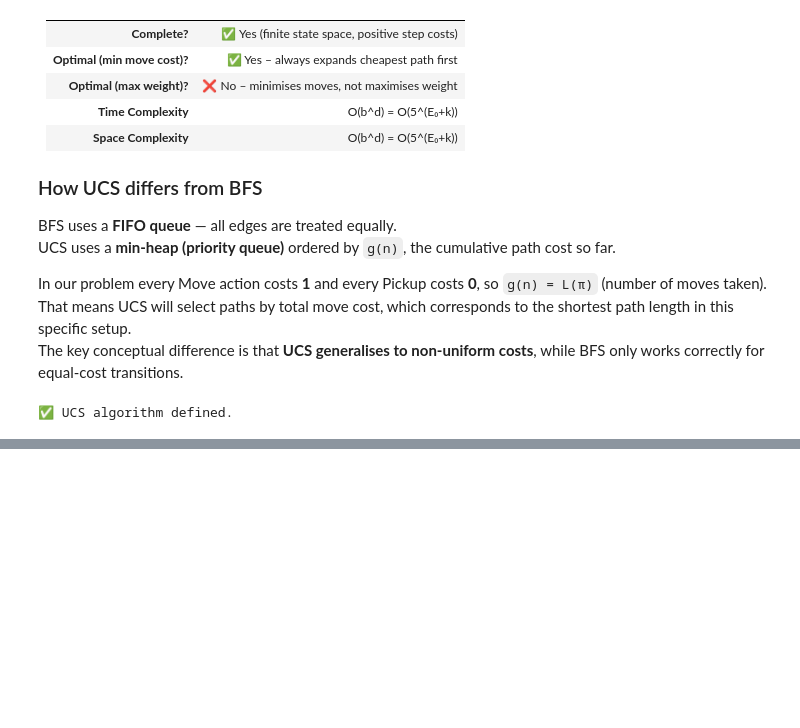
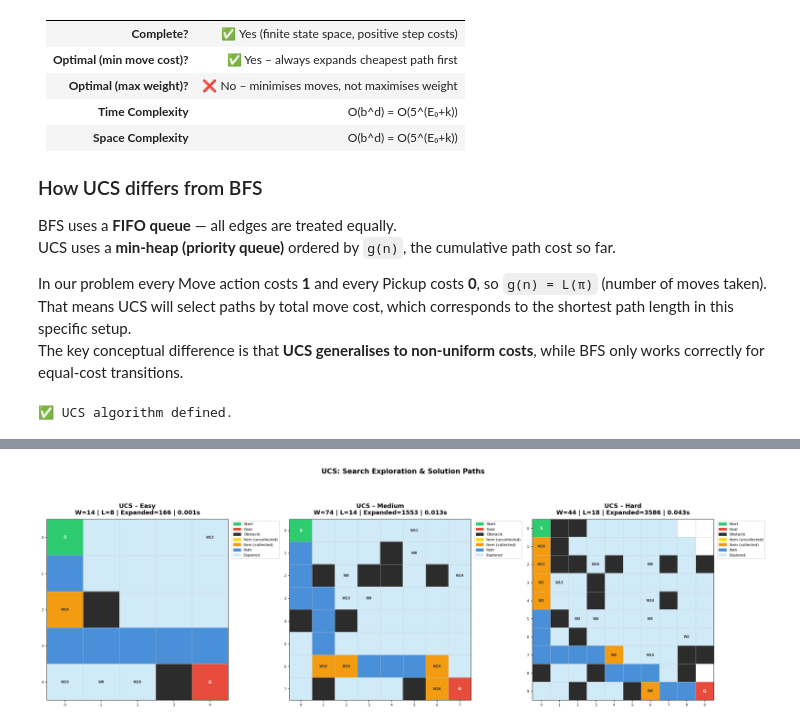
Before and after one commit to RomitJain15/AI-Warehouse-Robot-Navigation, a Jupyter notebook: WarehouseRobot.ipynb, the cells around one changed output, grey strips where cells are left out. Drawn from its saved outputs; the diff is of its cells as text; code cells hidden in the pictures; blank space fills up the shorter version.

Commit message:
Ran UCS for easy, medium and hard instances, and added visualization for the three instances

```diff
--- a/WarehouseRobot.ipynb
+++ b/WarehouseRobot.ipynb
@@ -648,3 +649,15 @@ def ucs(env, max_nodes=500_000):
 print('✅ UCS algorithm defined.')
 # %% [output]
 ✅ UCS algorithm defined.
+# %%
+print('Running UCS on Easy instance...')
+ucs_easy = ucs(env_easy)
+print(ucs_easy)
+
+print('\nRunning UCS on Medium instance...')
+ucs_medium = ucs(env_medium)
+print(ucs_medium)
+
+print('\nRunning UCS on Hard instance (may be slow)...')
+ucs_hard = ucs(env_hard, max_nodes=200_000)
+print(ucs_hard)
@@ -650,0 +673,23 @@ print('✅ UCS algorithm defined.')
+# %%
+fig, axes = plt.subplots(1, 3, figsize=(22, 8))
+
+for ax, (env, res, label) in zip(axes, [
+    (env_easy,   ucs_easy,   'UCS – Easy'),
+    (env_medium, ucs_medium, 'UCS – Medium'),
+    (env_hard,   ucs_hard,   'UCS – Hard'),
+]):
+    info = (f'W={res.collected_weight} | L={res.path_length} | '
+            f'Expanded={res.nodes_expanded} | {res.time_sec:.3f}s')
+    env.render(
+        path=res.path,
+        explored=res.explored_cells,
+        title=f'{label}\n{info}',
+        ax=ax
+    )
+
+plt.suptitle('UCS: Search Exploration & Solution Paths', fontsize=15,
+             fontweight='bold', y=1.01)
+plt.tight_layout()
+plt.show()
+# %% [output]
+[figure, added]
```
Also changed, not shown: parts of 4 cells of this notebook.
